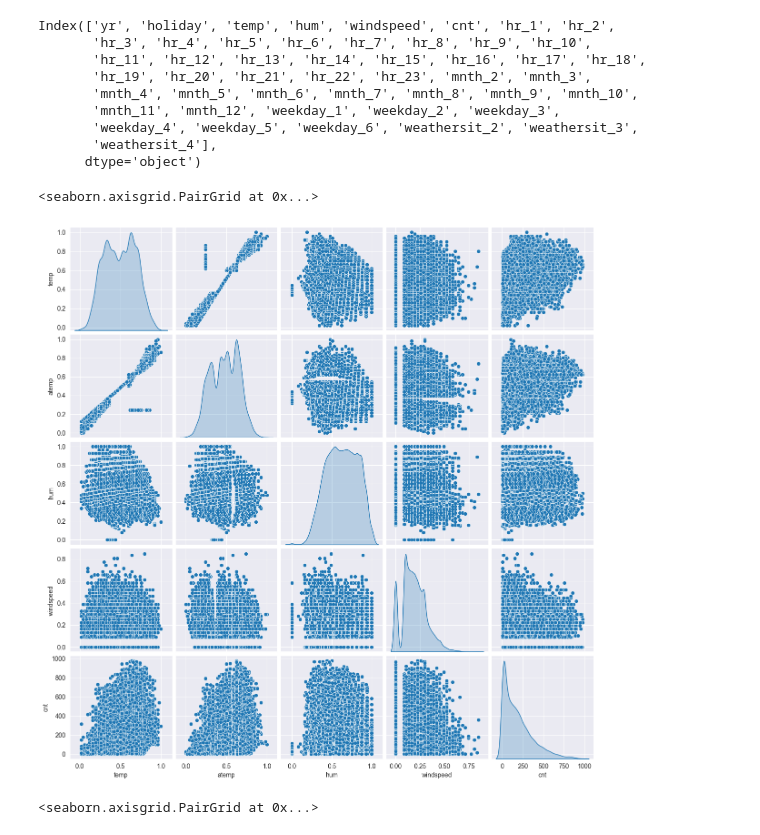
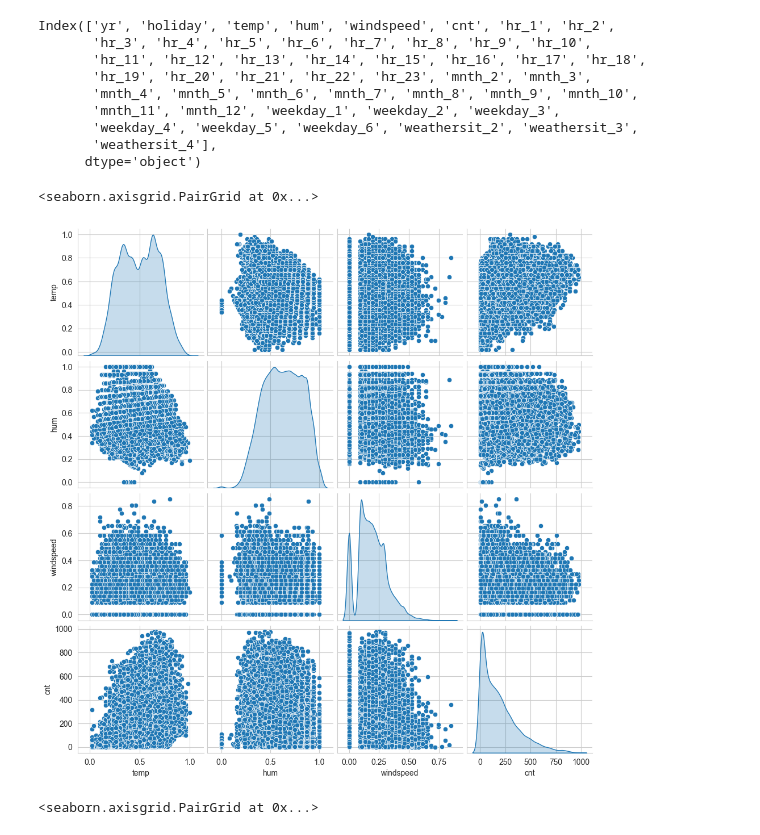
Before and after one commit to Pmarv/BigDataProject, a Jupyter notebook: BigDataProject.ipynb, the cells around one changed output. Saved outputs shown, nothing was run; the diff lists cells and outputs as text; code cells hidden in the pictures.

Commit message:
data visualizitaion2

```diff
--- a/BigDataProject.ipynb
+++ b/BigDataProject.ipynb
@@ -111,11 +111,11 @@ Index(['yr', 'holiday', 'temp', 'hum', 'windspeed', 'cnt', 'hr_1', 'hr_2',
        'weathersit_4'],
       dtype='object')
 # %%
-df_numeric = df[[ 'temp', 'atemp', 'hum', 'windspeed','cnt']]
+df_numeric = df[[ 'temp', 'hum', 'windspeed','cnt']]
 sns.pairplot(data=df_numeric, diag_kind='kde')
 # %% [output]
 <seaborn.axisgrid.PairGrid at 0x...>
-[figure, old version]
+[figure, new version]
 # %%
 df_nonnumeric = df[[ 'hr','weathersit','mnth','cnt']]
 sns.pairplot(data=df_nonnumeric, diag_kind='kde')
```
